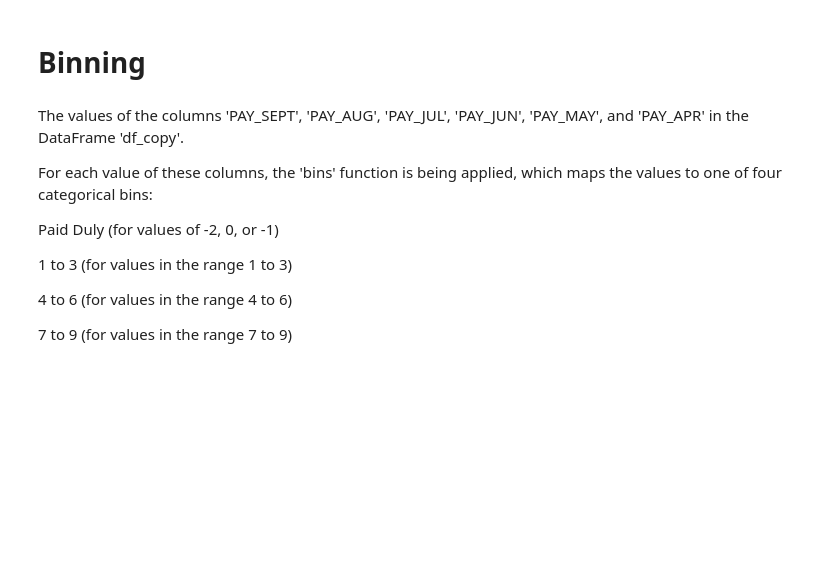
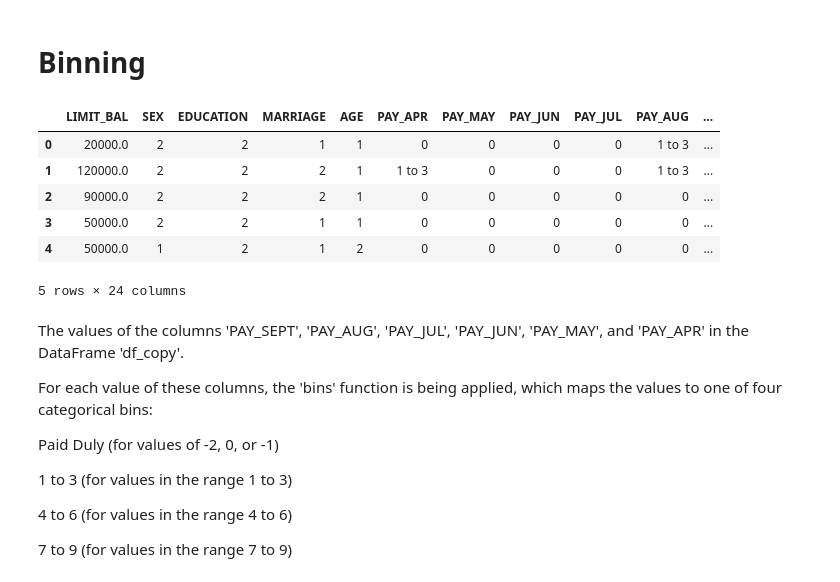
Before and after one commit to SaniyaBubere/Credit-Card-Default-Prediction, a Jupyter notebook: Credit_Card_Default_Prediction.ipynb, the cells around one changed output. Drawn from its saved outputs; the diff is of its cells as text; code cells hidden in the pictures; blank space fills up the shorter version.

```diff
--- a/Credit_Card_Default_Prediction.ipynb
+++ b/Credit_Card_Default_Prediction.ipynb
@@ -1080,6 +1087,16 @@ def bins(x):
 
 for i in df[['PAY_SEPT','PAY_AUG','PAY_JUL','PAY_JUN','PAY_MAY','PAY_APR']]:
     df_copy[i]=df_copy[i].apply(bins)
+# %%
+df_copy.head()
+# %% [output]
+|  | LIMIT_BAL | SEX | EDUCATION | MARRIAGE | AGE | PAY_APR | PAY_MAY | PAY_JUN | PAY_JUL | PAY_AUG | ... |
+| 0 | 20000.0 | 2 | 2 | 1 | 1 | 0 | 0 | 0 | 0 | 1 to 3 | ... |
+| 1 | 120000.0 | 2 | 2 | 2 | 1 | 1 to 3 | 0 | 0 | 0 | 1 to 3 | ... |
+| 2 | 90000.0 | 2 | 2 | 2 | 1 | 0 | 0 | 0 | 0 | 0 | ... |
+| 3 | 50000.0 | 2 | 2 | 1 | 1 | 0 | 0 | 0 | 0 | 0 | ... |
+| 4 | 50000.0 | 1 | 2 | 1 | 2 | 0 | 0 | 0 | 0 | 0 | ... |
+5 rows × 24 columns
 # %% [markdown]
 The values of the columns 'PAY_SEPT', 'PAY_AUG', 'PAY_JUL', 'PAY_JUN', 'PAY_MAY', and 'PAY_APR' in the DataFrame 'df_copy'.
 
```
Also changed, not shown: parts of 31 cells of this notebook.
